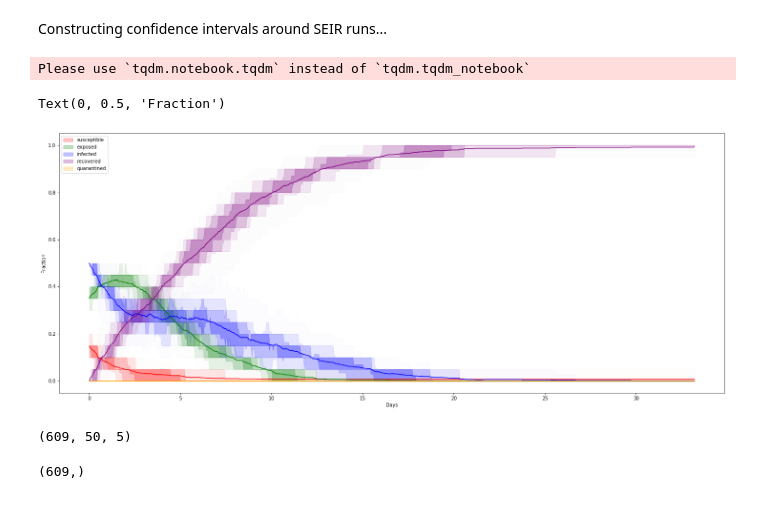
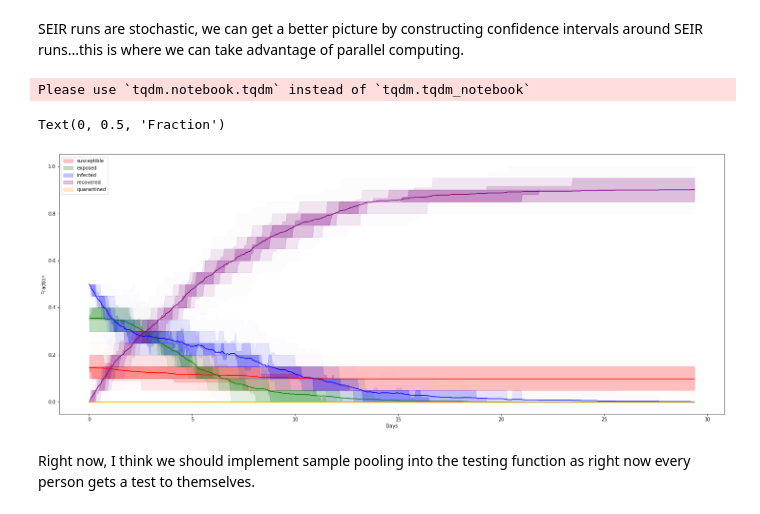
Before and after one commit to reakan/seir-graph, a Jupyter notebook: seir_exploration.ipynb, the cells around one changed output. Saved outputs shown, nothing was run; the diff lists cells and outputs as text; code cells hidden in the pictures.

```diff
--- a/seir_exploration.ipynb
+++ b/seir_exploration.ipynb
@@ -48,7 +48,7 @@ for period_idx in range(len(schedule_df.index)):
         edgelist.append(list(it.product(current_names,current_names)))
 
     #we need to concatenate all the edges into a single list
-    edgelist=sum(edgelist,[])
+    edgelist=list(set(sum(edgelist,[])))
     G.add_edges_from(edgelist)
     G_list.append(G)
 G_list
@@ -69,11 +71,11 @@ for period_idx in range(len(schedule_df.index)):
     for location_idx in range(len(locations)):
         current_location = locations[location_idx]
         current_names = list(current_series[current_series==current_location].index)
-        edgelist.append(list(it.product(current_names,current_names)))
+        edgelist.append(list(set(it.product(current_names,current_names))))
 
     #we need to concatenate all the edges into a single list
-edgelist=sum(edgelist,[])
+edgelist=list(set(sum(edgelist,[])))
 G.add_edges_from(edgelist)
 
-nx.draw_networkx(G)
+nx.draw_kamada_kawai(G,with_labels=True)
 # %% [output]
@@ -95,6 +97,6 @@ peak_test_rate              0.097083
 dtype: float64
-# %% [markdown]
-Constructing confidence intervals around SEIR runs...
+# %% [markdown]
+SEIR runs are stochastic, we can get a better picture by constructing confidence intervals around SEIR runs...this is where we can take advantage of parallel computing.
 # %%
 ntrials = 50
 G=G
@@ -105,7 +107,7 @@ alphalist = np.linspace(0.01,0.25,4)
 triallist=[[],[],[],[],[],[]]
 for trial_idx in tqdm(range(ntrials)):
 
-    result = seir.simulation(G=G,prob_exposed_detected=0.,prob_infected_detected=0.,prob_neighbor_detected=0.,verbose=False)
+    result = seir.simulation(G=G_list,prob_exposed_detected=0.,prob_infected_detected=0.,prob_neighbor_detected=0.,verbose=False)
 
     triallist[0].append(result.df['day'].values)
     triallist[1].append(result.df['susceptible'].values / result.N)
@@ -113,39 +115,33 @@ for trial_idx in tqdm(range(ntrials)):
     triallist[3].append(result.df['infected'].values / result.N)
     triallist[4].append(result.df['recovered'].values / result.N)
     triallist[5].append(result.df['quarantined'].values / result.N)
 
 #we need to create a master timelist from the xaxes of all trials
 xax = np.unique(np.concatenate(triallist[0]))
 outputarray = np.empty(shape=[xax.size,ntrials,5])  #5 in the last dimension represents seirq
 
 for time_idx in range(xax.size):
     current_time = xax[time_idx]
     for trial_idx in range(ntrials):
         for species_idx in range(len(species)):
             #going by "price is right rules", closest time to x without going over
             insert_idx = min([np.searchsorted(triallist[0][trial_idx],current_time),triallist[0][trial_idx].size-1])
             outputarray[time_idx,trial_idx,species_idx] = triallist[species_idx+1][trial_idx][insert_idx]  #the +1 is because I added the xaxis to the front of the list
 
 
 fig,ax = plt.subplots()
 for species_idx in range(len(species)):
     ax.fill_between(xax,np.percentile(outputarray[:,:,species_idx],5,axis=1),np.percentile(outputarray[:,:,species_idx],95,axis=1),color=colorlist[species_idx],alpha=alphalist[0])
     ax.fill_between(xax,np.percentile(outputarray[:,:,species_idx],20,axis=1),np.percentile(outputarray[:,:,species_idx],80,axis=1),color=colorlist[species_idx],alpha=alphalist[1])
     ax.fill_between(xax,np.percentile(outputarray[:,:,species_idx],30,axis=1),np.percentile(outputarray[:,:,species_idx],70,axis=1),color=colorlist[species_idx],alpha=alphalist[2])
     ax.fill_between(xax,np.percentile(outputarray[:,:,species_idx],40,axis=1),np.percentile(outputarray[:,:,species_idx],60,axis=1),color=colorlist[species_idx],alpha=alphalist[3],label=species[species_idx])
     ax.plot(xax,np.mean(np.squeeze(outputarray[:,:,species_idx]),axis=1),color=colorlist[species_idx])
     ax.legend()
 ax.set_xlabel('Days')
 ax.set_ylabel('Fraction')
 # %% [output]
 Please use `tqdm.notebook.tqdm` instead of `tqdm.tqdm_notebook`
 Text(0, 0.5, 'Fraction')
-[figure, old version]
+[figure, new version]
-# %%
-outputarray.shape
-# %% [output]
-(609, 50, 5)
-# %%
-np.percentile(outputarray[:,:,0],95,axis=1).shape
-# %% [output]
-(609,)
+# %% [markdown]
+Right now, I think we should implement sample pooling into the testing function as right now every person gets a test to themselves.
```
Also changed, not shown: parts of 8 cells of this notebook, 1 other file.
